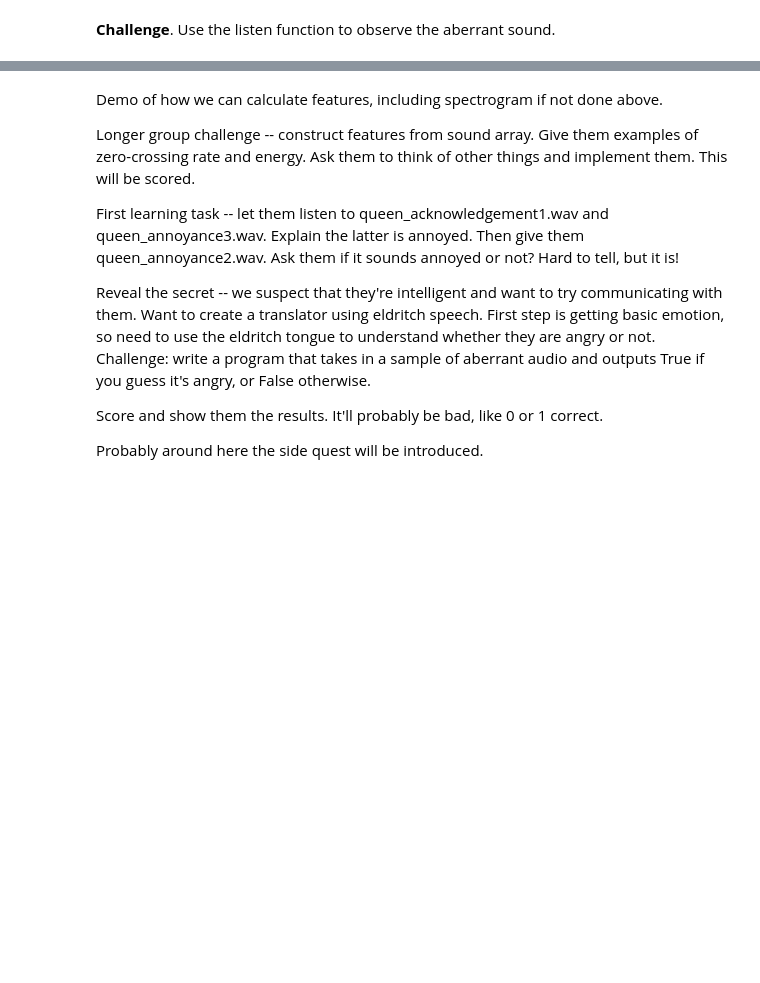
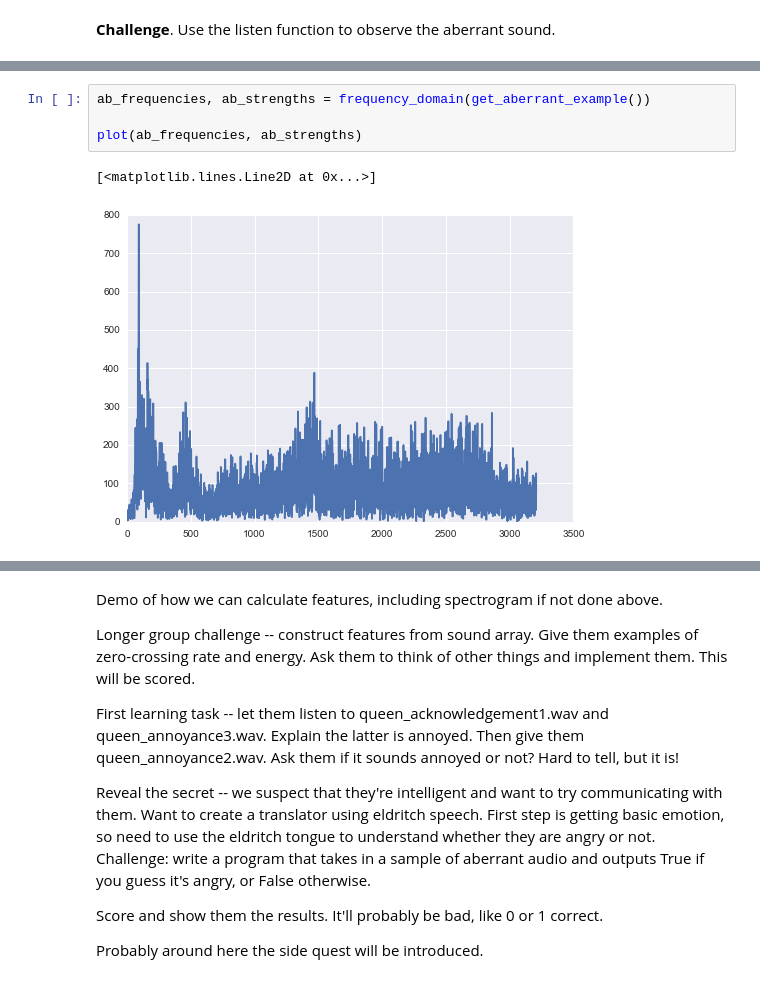
Before and after one commit to cferko/artificer, a Jupyter notebook: source/micaeli/micaeli_draft.ipynb, the cells around one changed output, grey strips where cells are left out. Saved outputs shown, nothing was run; the diff lists cells and outputs as text; blank space fills up the shorter version.

```diff
--- a/source/micaeli/micaeli_draft.ipynb
+++ b/source/micaeli/micaeli_draft.ipynb
@@ -102,0 +267,7 @@ frequency_domain_demo()
+# %%
+ab_frequencies, ab_strengths = frequency_domain(get_aberrant_example())
+
+plot(ab_frequencies, ab_strengths)
+# %% [output]
+[<matplotlib.lines.Line2D at 0x...>]
+[figure, added]
```
Also changed, not shown: parts of 57 cells of this notebook, 7 other files.
